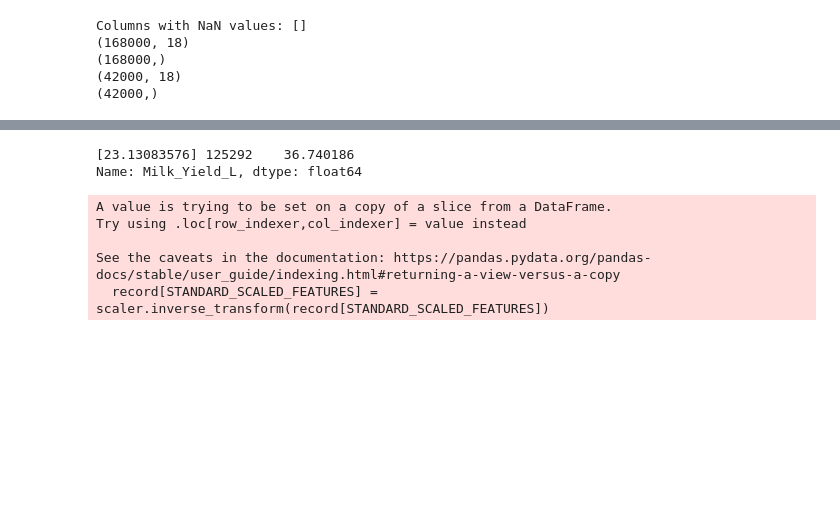
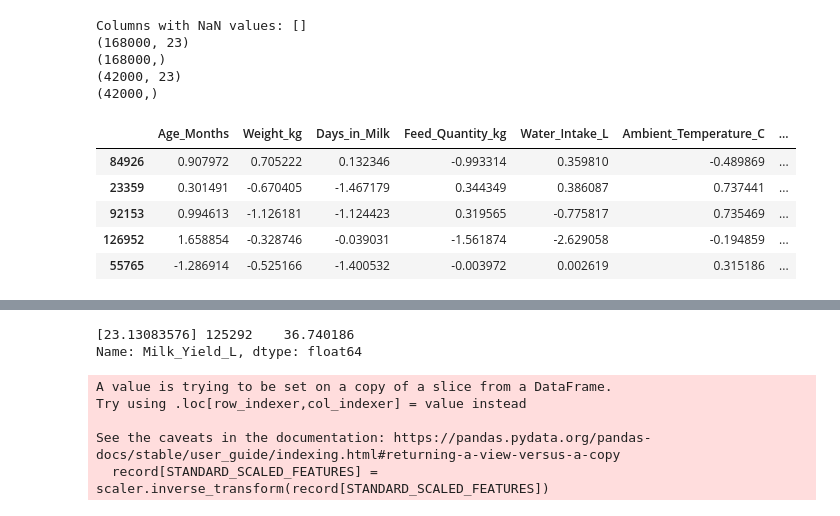
Before and after one commit to AustinJia-code/Yield-Regression, a Jupyter notebook: experiments/nnet.ipynb, the cells around one changed output, grey strips where cells are left out. Saved outputs shown, nothing was run; the diff lists cells and outputs as text; code cells hidden in the pictures; blank space fills up the shorter version.

Commit message:
final model training set up + one hot encode parity

```diff
--- a/experiments/nnet.ipynb
+++ b/experiments/nnet.ipynb
@@ -69,10 +73,16 @@ CATEGORICAL_FEATURES = [
     "Lactation_Stage",
     "Date",
 ]
+
+# Cannot use drop_first since it will drop the lowest value for some reason
+NUMERIC_CATEGORICAL_FEATURES = [
+    "Parity",
+]
+
 STANDARD_SCALED_FEATURES = [
     "Age_Months",
     "Weight_kg",
-    "Parity",
+    # "Parity",
     "Days_in_Milk",
     "Feed_Quantity_kg",
     "Water_Intake_L",
@@ -82,11 +92,6 @@ STANDARD_SCALED_FEATURES = [
 ]
 
 def preprocess(dtrain, dtest):
-    # Drop features deemed unnecessary
-
-    dtrain = dtrain.drop(DROP_FEATURES, axis=1)
-    dtest = dtest.drop(DROP_FEATURES, axis=1)
-
     # Fix typos/inconsistencies in the data
     if "Breed" not in DROP_FEATURES:
         dtrain["Breed"] = dtrain["Breed"].replace({
@@ -99,6 +104,7 @@ def preprocess(dtrain, dtest):
             " Brown Swiss": "Brown Swiss",
             "Brown Swiss ": "Brown Swiss"
         })
+
 
     # Convert month to season
     def month_to_season (m):
@@ -120,21 +126,49 @@ def preprocess(dtrain, dtest):
         dtrain = dtrain.drop (columns = ['Date'])
         dtrain['Date'] = months.apply (month_to_season)
 
-    # Random sampling imputation
+
+    # Imputation
     if "Feed_Quantity_kg" not in DROP_FEATURES:
+        # Impute rest with median
         median_val = dtrain["Feed_Quantity_kg"].median ()
 
         dtrain.loc[dtrain["Feed_Quantity_kg"].isna (), "Feed_Quantity_kg"] = median_val
         dtest.loc[dtest["Feed_Quantity_kg"].isna (), "Feed_Quantity_kg"] = median_val
+
+        ## TODO TEMPORARY
+        KG_TO_LB = 2.20462
+        TOLERANCE = 0.01
+        has_kg = dtrain["Feed_Quantity_kg"].notna()
+        has_lb = dtrain["Feed_Quantity_lb"].notna()
+        both_present = has_kg & has_lb
+
+        # expected lb from kg
+        expected_lb = df["Feed_Quantity_kg"] * KG_TO_LB
+
+        # absolute difference
+        diff = (df["Feed_Quantity_lb"] - expected_lb).abs()
+
+        mismatches = both_present & (diff > tolerance)
+        print("Number of mismatched rows:", mismatches.sum())
+
 
     if "Housing_Score" not in DROP_FEATURES:
         hscore_mean = dtrain["Housing_Score"].mean()
         dtrain["Housing_Score"] = dtrain["Housing_Score"].fillna(hscore_mean)
         dtest["Housing_Score"] = dtest["Housing_Score"].fillna(hscore_mean)
 
+
+    # Drop features deemed unnecessary
+    dtrain = dtrain.drop(DROP_FEATURES, axis=1)
+    dtest = dtest.drop(DROP_FEATURES, axis=1)
+
     # One-hot encode
     dtrain = pd.get_dummies (dtrain, columns = CATEGORICAL_FEATURES, drop_first = True)
     dtest = pd.get_dummies (dtest, columns = CATEGORICAL_FEATURES, drop_first = True)
+    dtrain, dtest = dtrain.align(dtest, join='left', axis=1, fill_value=0)
+
+    dtrain = pd.get_dummies (dtrain, columns = NUMERIC_CATEGORICAL_FEATURES, drop_first = False)
+    dtest = pd.get_dummies (dtest, columns = NUMERIC_CATEGORICAL_FEATURES, drop_first = False)
     dtrain, dtest = dtrain.align(dtest, join='left', axis=1, fill_value=0)
 
     # TODO: Do something about unreasonable data records
@@ -145,35 +179,43 @@ def preprocess(dtrain, dtest):
         # dtest = dtest[dtest["Rumination_Time_hrs"] ]
 
     return dtrain, dtest
 
 train_data = pd.read_csv(TRAIN_PATH)
 X_train, X_test, y_train, y_test = train_test_split(train_data.drop(TARGET_FEATURE, axis=1), train_data[TARGET_FEATURE], test_size=0.2, random_state = 0)
 
 # TODO Should we scale the predicted milk yield too? and then apply the reverse of the scaler (inverse_transform)?
 
 X_train, X_test = preprocess(X_train, X_test)
 
 nan_cols = X_train.columns[X_train.isna().any()]
 print("Columns with NaN values:", nan_cols.tolist())
 
 # Standardize data
 from sklearn.preprocessing import StandardScaler
 
 scaler = StandardScaler()
 # TODO  For now, standardize everything. In future, see if min/max scaling is better for non-gaussian data
 X_train[STANDARD_SCALED_FEATURES] = scaler.fit_transform(X_train[STANDARD_SCALED_FEATURES])
 X_test[STANDARD_SCALED_FEATURES] = scaler.transform(X_test[STANDARD_SCALED_FEATURES])
 
 print(X_train.shape)
 print(y_train.shape)
 print(X_test.shape)
 print(y_test.shape)
+
+X_train.head()
 # %% [output]
 Columns with NaN values: []
-(168000, 18)
+(168000, 23)
 (168000,)
-(42000, 18)
+(42000, 23)
 (42000,)
+|  | Age_Months | Weight_kg | Days_in_Milk | Feed_Quantity_kg | Water_Intake_L | Ambient_Temperature_C | ... |
+| 84926 | 0.907972 | 0.705222 | 0.132346 | -0.993314 | 0.359810 | -0.489869 | ... |
+| 23359 | 0.301491 | -0.670405 | -1.467179 | 0.344349 | 0.386087 | 0.737441 | ... |
+| 92153 | 0.994613 | -1.126181 | -1.124423 | 0.319565 | -0.775817 | 0.735469 | ... |
+| 126952 | 1.658854 | -0.328746 | -0.039031 | -1.561874 | -2.629058 | -0.194859 | ... |
+| 55765 | -1.286914 | -0.525166 | -1.400532 | -0.003972 | 0.002619 | 0.315186 | ... |
 # %%
 # feature = "Housing_Score"
 
```
Also changed, not shown: parts of 5 cells of this notebook, 1 other file.
